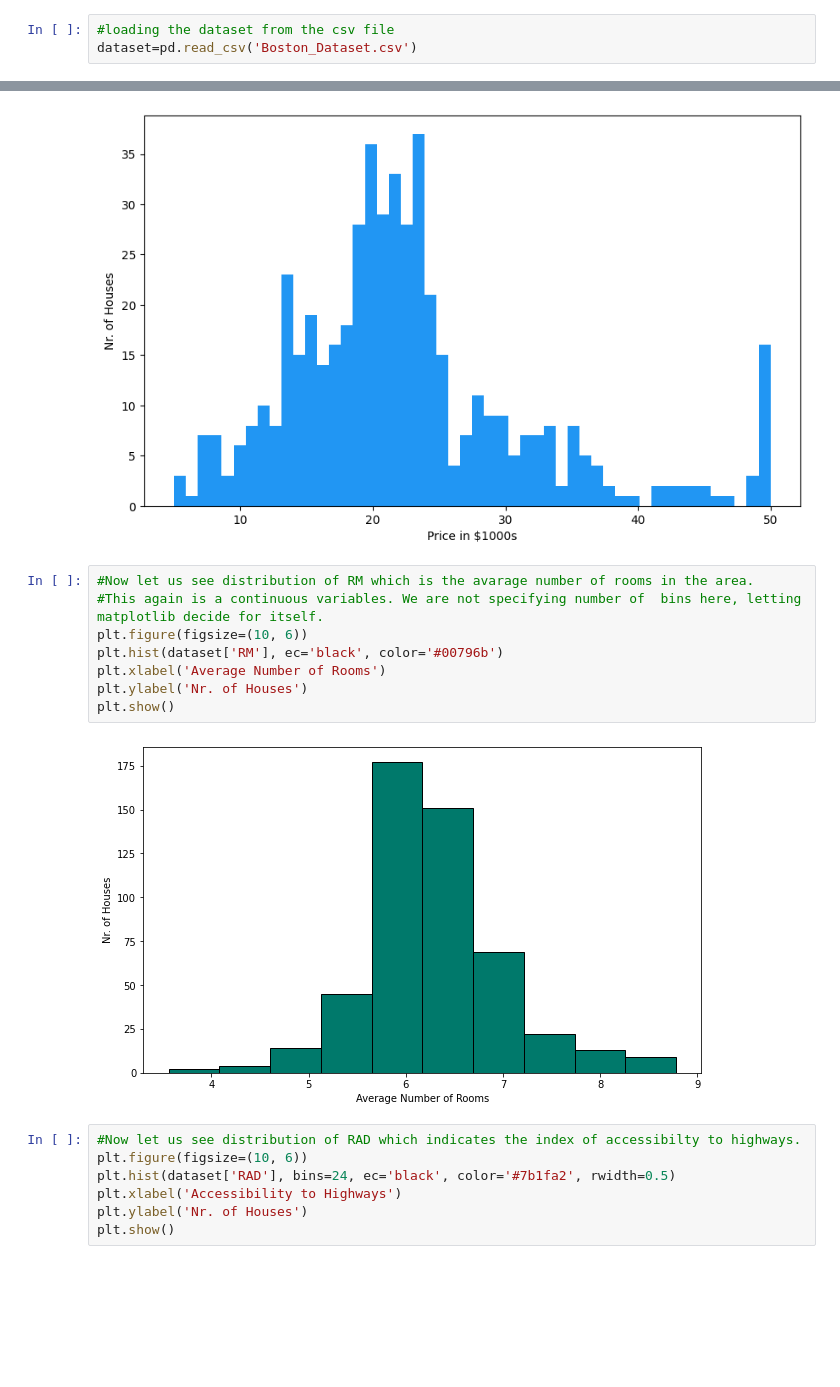
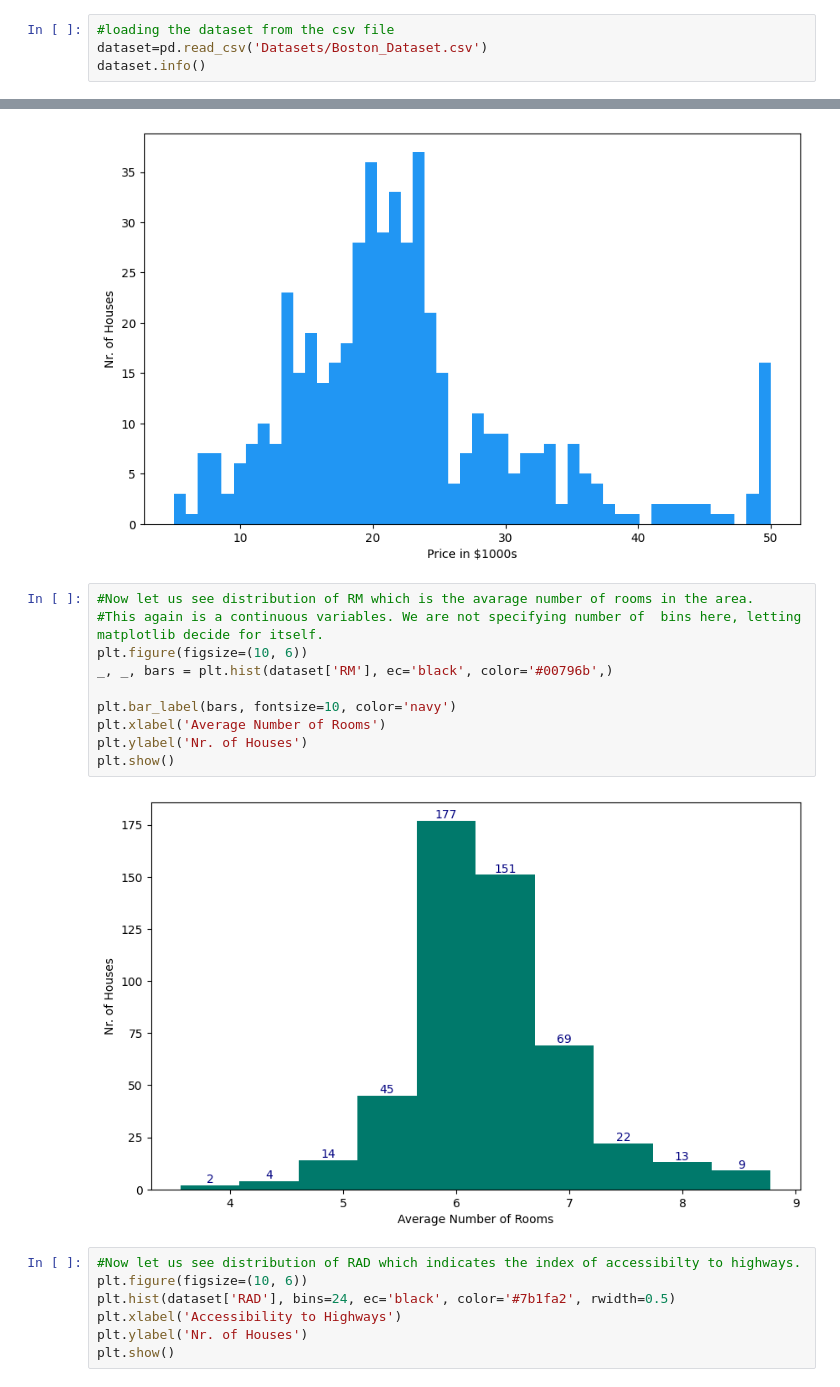
Before and after one commit to Sulphite05/MachineLearning, a Jupyter notebook: ProfessorsSets/N4_Data Preprocessing and Feature Engineeing_4.ipynb, the cells around one changed output, grey strips where cells are left out. Drawn from its saved outputs; the diff is of its cells as text; blank space fills up the shorter version.

```diff
--- a/ProfessorsSets/N4_Data Preprocessing and Feature Engineeing_4.ipynb
+++ b/ProfessorsSets/N4_Data Preprocessing and Feature Engineeing_4.ipynb
@@ -45,4 +45,5 @@ This Boston House Pricing data has been taken from a reaserch paper, which can b
 ## Loading Data into DataFrame
 # %%
 #loading the dataset from the csv file
-dataset=pd.read_csv('Boston_Dataset.csv')
+dataset=pd.read_csv('Datasets/Boston_Dataset.csv')
+dataset.info()
@@ -67,13 +86,15 @@ plt.show()
 # %%
 #Now let us see distribution of RM which is the avarage number of rooms in the area.
 #This again is a continuous variables. We are not specifying number of  bins here, letting matplotlib decide for itself.
 plt.figure(figsize=(10, 6))
-plt.hist(dataset['RM'], ec='black', color='#00796b')
+_, _, bars = plt.hist(dataset['RM'], ec='black', color='#00796b',)
+
+plt.bar_label(bars, fontsize=10, color='navy')
 plt.xlabel('Average Number of Rooms')
 plt.ylabel('Nr. of Houses')
 plt.show()
 # %% [output]
-[figure, old version]
+[figure, new version]
 # %%
 #Now let us see distribution of RAD which indicates the index of accessibilty to highways.
 plt.figure(figsize=(10, 6))
```
Also changed, not shown: parts of 1 cell of this notebook, 2 other files.
